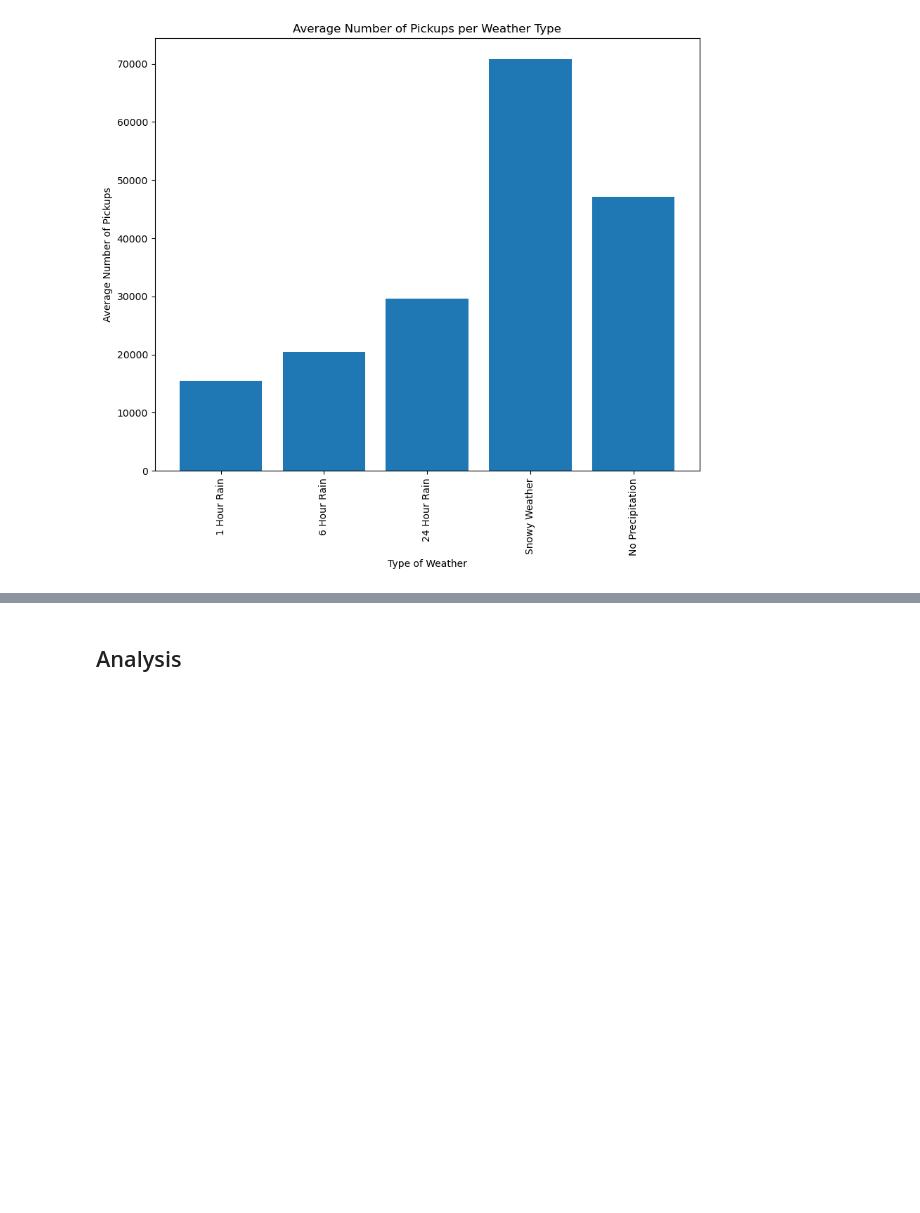
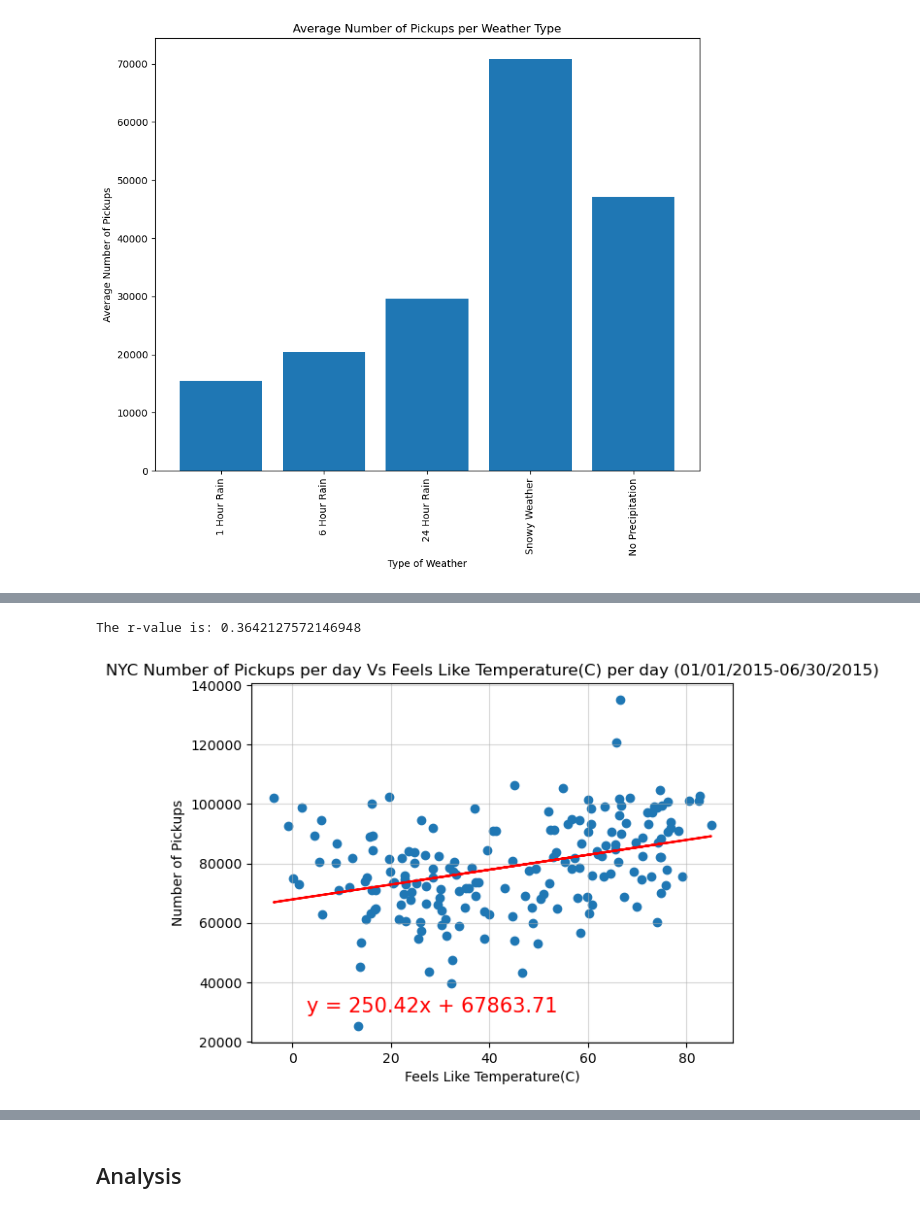
Before and after one commit to caleb-g23/Uber_Pickups_Project, a Jupyter notebook: Main/uber_main.ipynb, the cells around one changed output, grey strips where cells are left out. Cells and saved outputs as stored; diff of their text form; code cells hidden in the pictures; blank space fills up the shorter version.

```diff
--- a/Main/uber_main.ipynb
+++ b/Main/uber_main.ipynb
@@ -223,0 +269,9 @@ wind_df.head()
+# %%
+#How does the real feel temperature effect the totoal number of pickups?
+
+#Create DF from uber data showing total number of pickups per day
+
+pickup_df= uber_df[["pickup_dt", "pickups"]]
+pickup_df=pickup_df.rename(columns={"pickup_dt": "Date of Observation"}|{"pickups":"Number of Pickups"})
+pickup_df=pickup_df.groupby("Date of Observation").agg({"Number of Pickups": "sum"}).reindex()
+pickup_df.head()
@@ -223,0 +286,7 @@ wind_df.head()
+# %%
+#Create DF from API for datetime and feels like temp
+
+weather_df=weather_df[["datetime", "feelslike"]]
+weather_df=weather_df.rename(columns={"datetime": "Date of Observation"}|{"feelslike":"Feels Like Temperature(C)"})
+weather_df=weather_df.astype({"Date of Observation":"datetime64[D]"})
+weather_df.head()
@@ -223,0 +300,4 @@ wind_df.head()
+# %%
+#Merging weather_df from API and pickup_df from our Dataset to see the number of rides per day vs the feels like temp
+nyc_merge_df= pd.merge(pickup_df, weather_df, on='Date of Observation', how='inner')
+nyc_merge_df.head()
@@ -223,0 +311,28 @@ wind_df.head()
+# %%
+#Create plot showing relationship between number of pickups and feels like temp
+x_values= nyc_merge_df["Feels Like Temperature(C)"]
+y_values= nyc_merge_df["Number of Pickups"]
+
+(slope, intercept, rvalue, pvalue, stderr) = linregress(x_values,y_values)
+regress_values = x_values * slope + intercept
+line_eq = "y = " + str(round(slope,2)) + "x + " + str(round(intercept,2))
+
+# Incorporate the other graph properties
+plt.scatter(x_values,y_values)
+plt.plot(x_values,regress_values,"r-")
+plt.annotate(line_eq,(3,30000),fontsize=15,color="red")
+plt.title("NYC Number of Pickups per day Vs Feels Like Temperature(C) per day (01/01/2015-06/30/2015)")
+plt.ylabel("Number of Pickups")
+plt.xlabel("Feels Like Temperature(C)")
+plt.grid(True, alpha= 0.5)
+print(f"The r-value is: {rvalue}")
+
+
+# Save the figure
+#plt.savefig("output_data/Fig1.png")
+
+# Show plot
+plt.show()
+# %% [output]
+The r-value is: 0.3642127572146948
+[figure, added]
```
Also changed, not shown: parts of 12 cells of this notebook.
